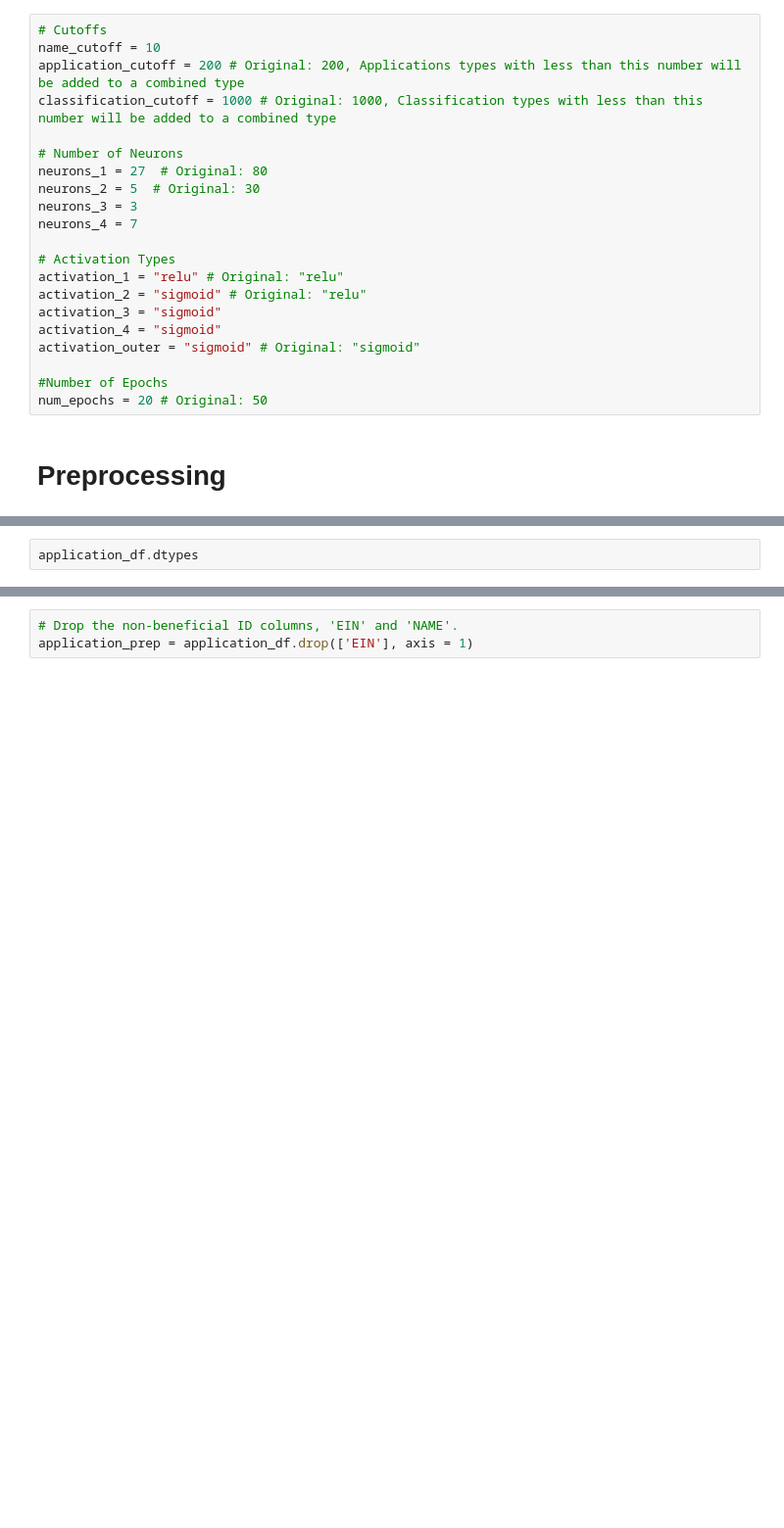
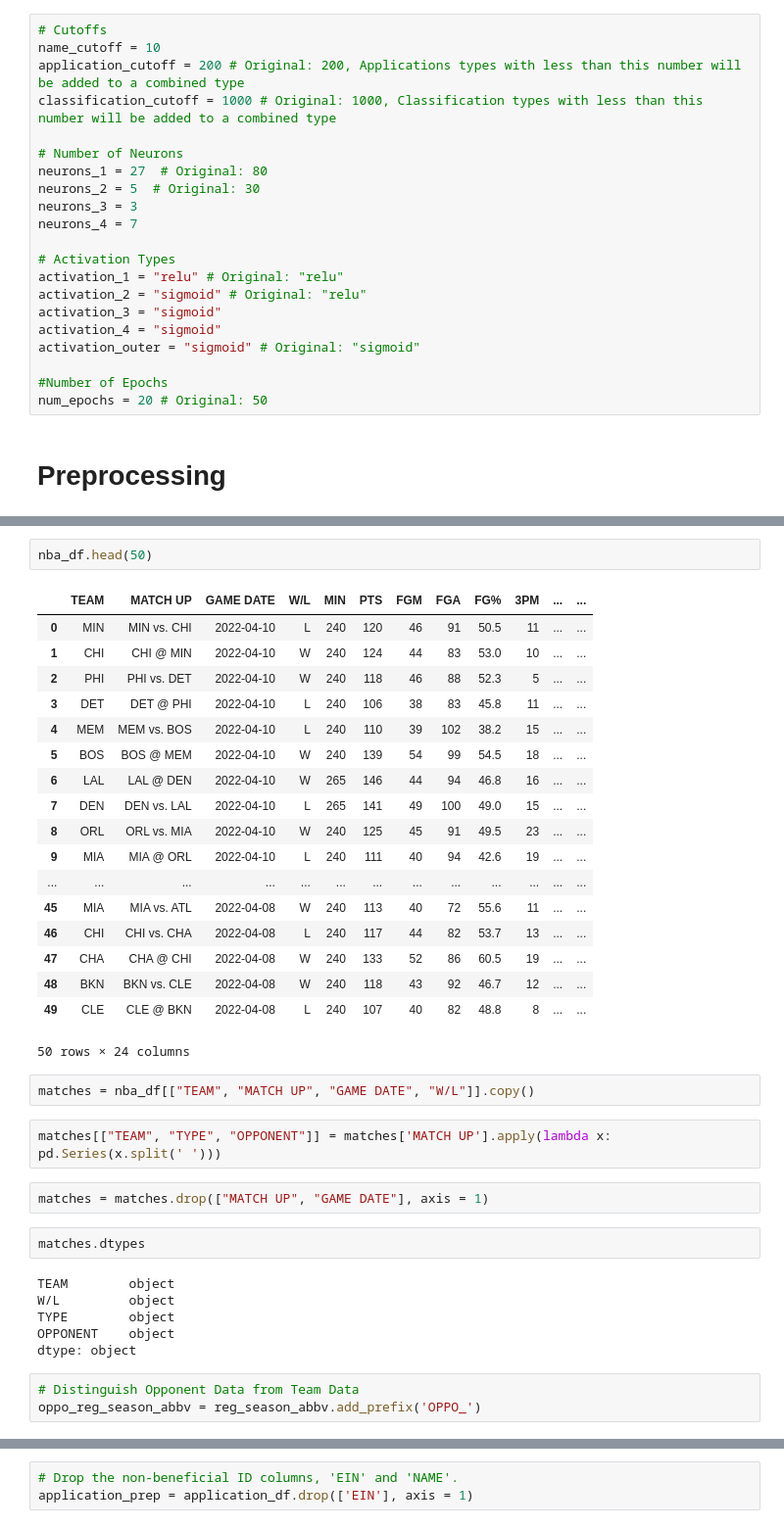
Before and after one commit to emeralddawns/NBA-Prediction-NN, a Jupyter notebook: NBA_Analysis.ipynb, the cells around one changed output, grey strips where cells are left out. Shown at 98% size. Drawn from its saved outputs; the diff is of its cells as text; blank space fills up the shorter version.

```diff
--- a/NBA_Analysis.ipynb
+++ b/NBA_Analysis.ipynb
@@ -65,2 +152,38 @@ The target of this model will be IS_SUCCESSFUL.
+# %%
+nba_df.head(50)
+# %% [output]
+|  | TEAM | MATCH UP | GAME DATE | W/L | MIN | PTS | FGM | FGA | FG% | 3PM | ... | ... |
+| 0 | MIN | MIN vs. CHI | 2022-04-10 | L | 240 | 120 | 46 | 91 | 50.5 | 11 | ... | ... |
+| 1 | CHI | CHI @ MIN | 2022-04-10 | W | 240 | 124 | 44 | 83 | 53.0 | 10 | ... | ... |
+| 2 | PHI | PHI vs. DET | 2022-04-10 | W | 240 | 118 | 46 | 88 | 52.3 | 5 | ... | ... |
+| 3 | DET | DET @ PHI | 2022-04-10 | L | 240 | 106 | 38 | 83 | 45.8 | 11 | ... | ... |
+| 4 | MEM | MEM vs. BOS | 2022-04-10 | L | 240 | 110 | 39 | 102 | 38.2 | 15 | ... | ... |
+| 5 | BOS | BOS @ MEM | 2022-04-10 | W | 240 | 139 | 54 | 99 | 54.5 | 18 | ... | ... |
+| 6 | LAL | LAL @ DEN | 2022-04-10 | W | 265 | 146 | 44 | 94 | 46.8 | 16 | ... | ... |
+| 7 | DEN | DEN vs. LAL | 2022-04-10 | L | 265 | 141 | 49 | 100 | 49.0 | 15 | ... | ... |
+| 8 | ORL | ORL vs. MIA | 2022-04-10 | W | 240 | 125 | 45 | 91 | 49.5 | 23 | ... | ... |
+| 9 | MIA | MIA @ ORL | 2022-04-10 | L | 240 | 111 | 40 | 94 | 42.6 | 19 | ... | ... |
+| ... | ... | ... | ... | ... | ... | ... | ... | ... | ... | ... | ... | ... |
+| 45 | MIA | MIA vs. ATL | 2022-04-08 | W | 240 | 113 | 40 | 72 | 55.6 | 11 | ... | ... |
+| 46 | CHI | CHI vs. CHA | 2022-04-08 | L | 240 | 117 | 44 | 82 | 53.7 | 13 | ... | ... |
+| 47 | CHA | CHA @ CHI | 2022-04-08 | W | 240 | 133 | 52 | 86 | 60.5 | 19 | ... | ... |
+| 48 | BKN | BKN vs. CLE | 2022-04-08 | W | 240 | 118 | 43 | 92 | 46.7 | 12 | ... | ... |
+| 49 | CLE | CLE @ BKN | 2022-04-08 | L | 240 | 107 | 40 | 82 | 48.8 | 8 | ... | ... |
+50 rows × 24 columns
+# %%
+matches = nba_df[["TEAM", "MATCH UP", "GAME DATE", "W/L"]].copy()
+# %%
+matches[["TEAM", "TYPE", "OPPONENT"]] = matches['MATCH UP'].apply(lambda x: pd.Series(x.split(' ')))
+# %%
+matches = matches.drop(["MATCH UP", "GAME DATE"], axis = 1)
 # %%
-application_df.dtypes
+matches.dtypes
+# %% [output]
+TEAM        object
+W/L         object
+TYPE        object
+OPPONENT    object
+dtype: object
+# %%
+# Distinguish Opponent Data from Team Data
+oppo_reg_season_abbv = reg_season_abbv.add_prefix('OPPO_')
```
Also changed, not shown: parts of 39 cells of this notebook.
